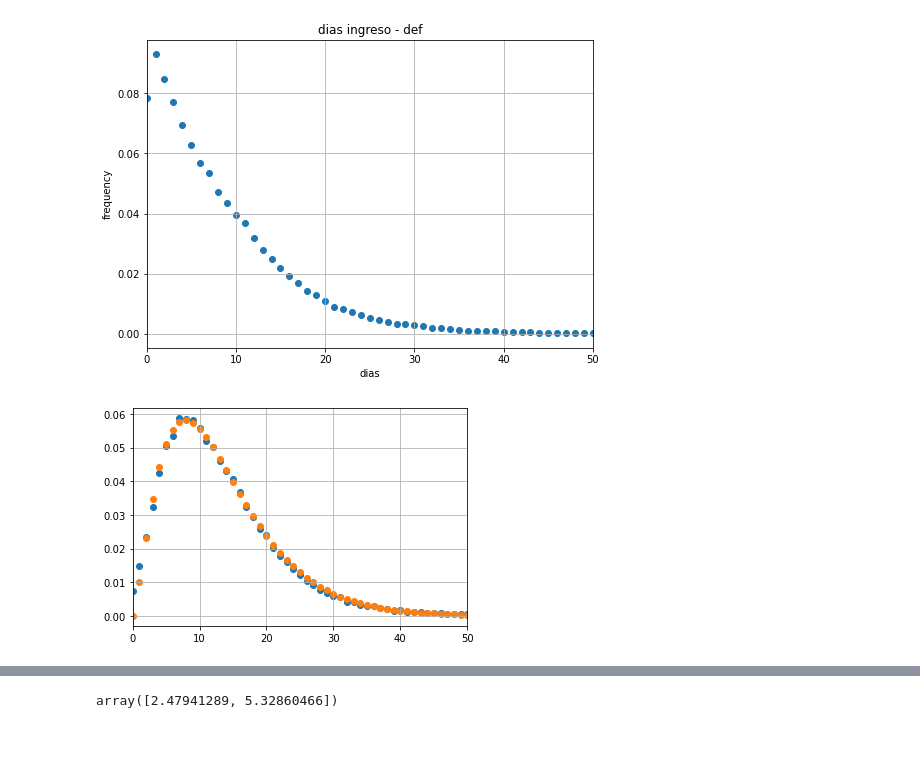
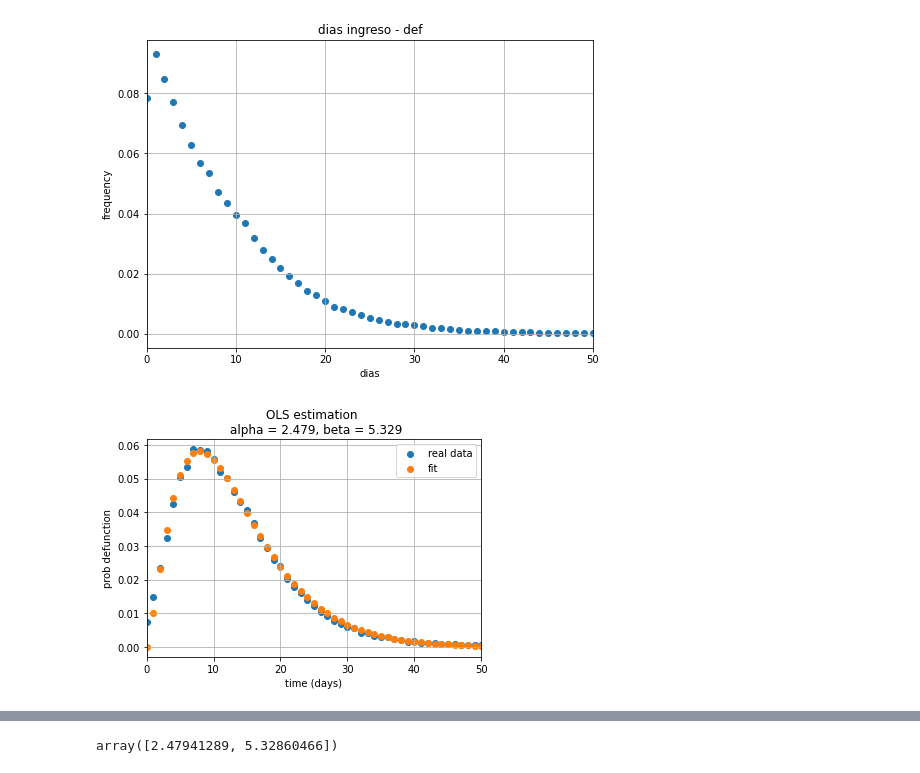
Before and after one commit to sayeg84/cocoliztli, a Jupyter notebook: extra/inference.ipynb, the cells around one changed output, grey strips where cells are left out. Saved outputs shown, nothing was run; the diff lists cells and outputs as text; code cells hidden in the pictures; blank space fills up the shorter version.

```diff
--- a/extra/inference.ipynb
+++ b/extra/inference.ipynb
@@ -206,11 +207,15 @@ res = minimize(err,[10,2])
 # %%
 alpha,theta = res.x
 f = gamma(a=alpha,scale=theta)
 ysf = [f.pdf(x) for x in xs]
-plt.scatter(xs,ys)
-plt.scatter(xs,ysf)
+plt.scatter(xs,ys,label="real data")
+plt.scatter(xs,ysf,label="fit")
 plt.grid()
 plt.xlim(0,50)
+plt.title("OLS estimation \n alpha = {0}, beta = {1}".format(round(alpha,3),round(theta,3)))
+plt.xlabel("time (days)")
+plt.ylabel("prob defunction")
+plt.legend(loc="upper right")
 plt.show()
 # %% [output]
-[figure, old version]
+[figure, new version]
```
Also changed, not shown: parts of 3 cells of this notebook, 8 other files.
